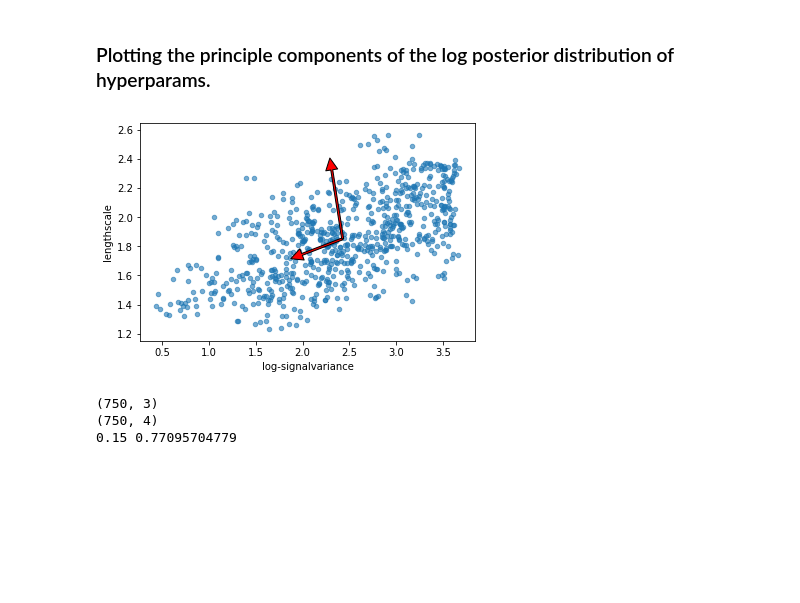
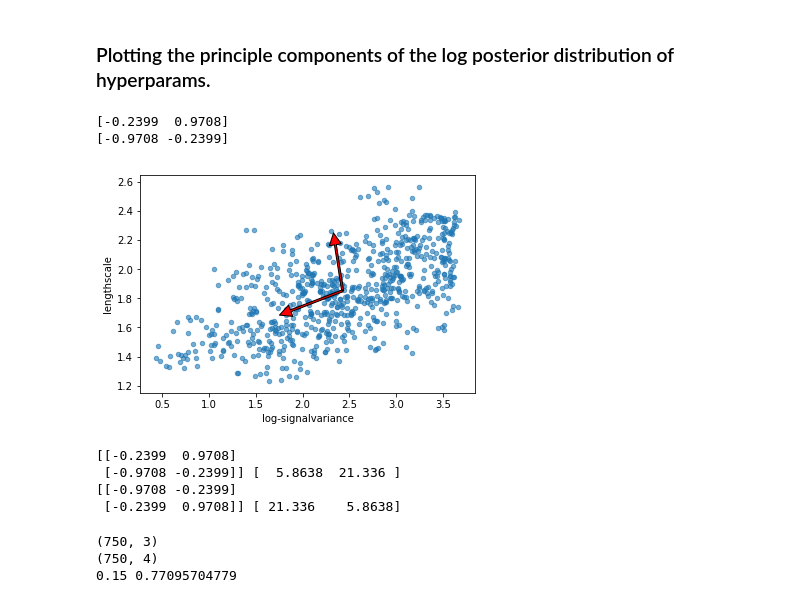
Before and after one commit to adhaka/notebook_gallery, a Jupyter notebook: practice/ccd/Model-Selection.ipynb, the cells around one changed output. Drawn from its saved outputs; the diff is of its cells as text; code cells hidden in the pictures; blank space fills up the shorter version.

Commit message:
fix to the pca plot and a few additions

```diff
--- a/practice/ccd/Model-Selection.ipynb
+++ b/practice/ccd/Model-Selection.ipynb
@@ -377,39 +379,56 @@ logexp_trans = GPy.constraints.Logexp()
 # %%
 # samp_plot = samples[:,:2].copy()
 # First transform the parameters to optimizer space and then do a log transformation ...
 N = samples.shape[0]
 samp_plot = logexp_trans.f(samples[:,:2].copy())
 samp_plot[:,0] = np.log(samp_plot[:,0])
 
 xData = samp_plot[:,0].reshape((N,1))
 yData = samp_plot[:,1].reshape((N,1))
 data = np.hstack((xData, yData))
 mu = data.mean(axis=0)
 data = data - mu
 
 # calculate the eigen vectors and eigen values of the samples.
 eigenvectors, eigenvalues, V = np.linalg.svd(data.T, full_matrices=False)
+eigenvectors = np.flipud(eigenvectors)
+# print eigenvalues
+eigenvalues = np.flipud(eigenvalues)
 projected_data = np.dot(data, eigenvectors)
-sigma = projected_data.std(axis=(0,1)).mean()
-# print sigma
+# print projected_data.shape
+sigma1, sigma2 = projected_data.std(axis=0)
+sigma = [sigma1, sigma2]
+# print sigma1, sigma2
+# print eigenvalues
 # print(eigenvectors)
 #
-
-
 fig, ax = plt.subplots()
 ax.scatter(xData, yData, alpha=0.6, s=20)
-for axis in eigenvectors:
-    start, end = mu, mu + sigma * axis
+for axis, sig in zip(eigenvectors, sigma):
+    print axis
+    start, end = mu, mu + sig* axis
     ax.annotate(
         '', xy=end, xycoords='data',
         xytext=start, textcoords='data',
         arrowprops=dict(facecolor='red', width=2.0))
 # ax.set_aspect('equal')
 ax.set_xlabel(loglabels[0]); ax.set_ylabel(loglabels[1])
 
 plt.show()
 # %% [output]
+[-0.2399  0.9708]
+[-0.9708 -0.2399]
-[figure, old version]
+[figure, new version]
+# %%
+print eigenvectors, eigenvalues
+eigenvectors = np.flipud(eigenvectors)
+eigenvalues = np.flipud(eigenvalues)
+print eigenvectors, eigenvalues
+# %% [output]
+[[-0.2399  0.9708]
+ [-0.9708 -0.2399]] [  5.8638  21.336 ]
+[[-0.9708 -0.2399]
+ [-0.2399  0.9708]] [ 21.336    5.8638]
 # %%
 # @TODO: make a contour plot of marginal likelihood at the HMC samples.
 obj = np.zeros((thin_samples.shape[0],1))
```
Also changed, not shown: parts of 3 cells of this notebook, 1 other file.
